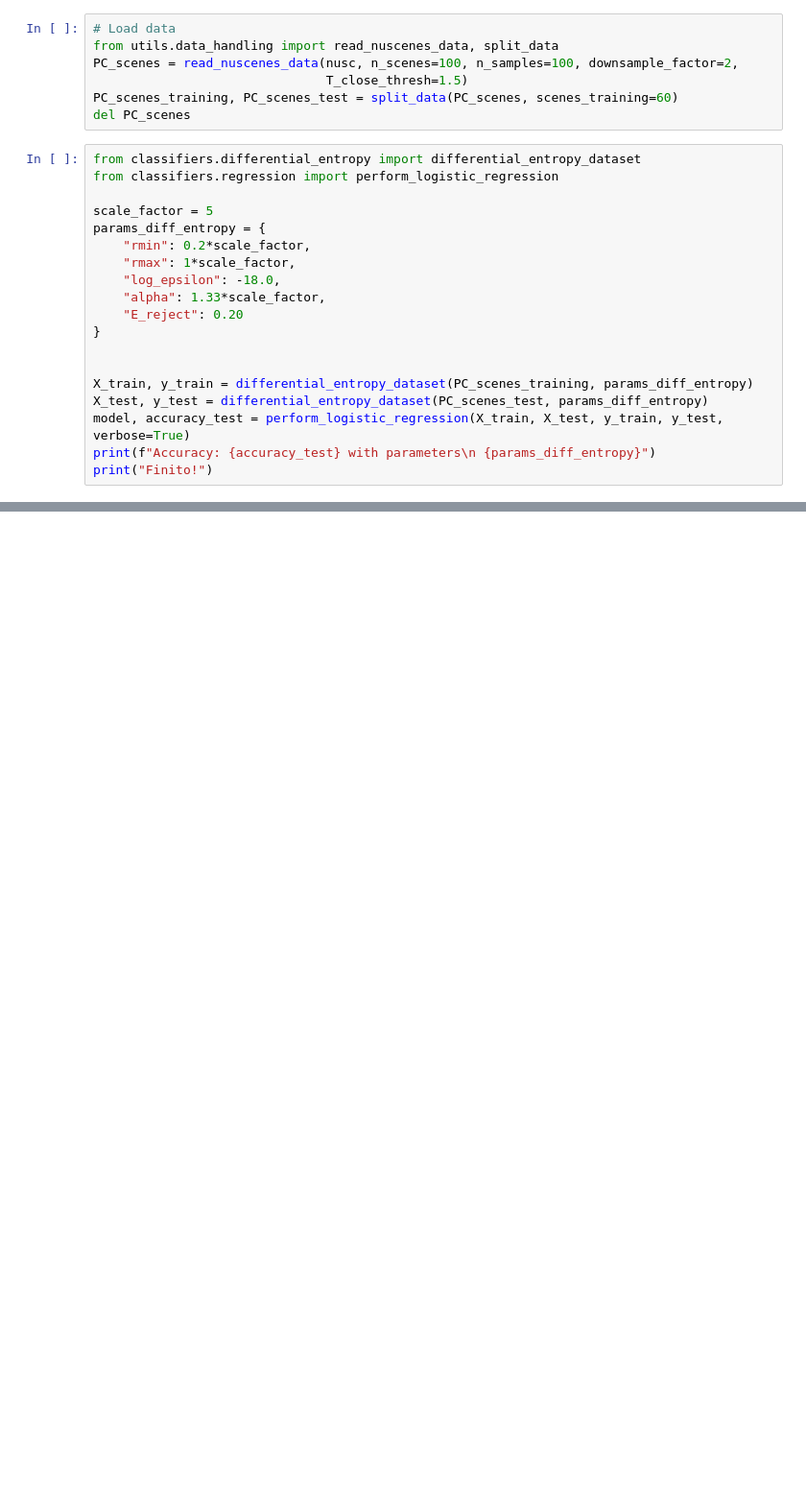
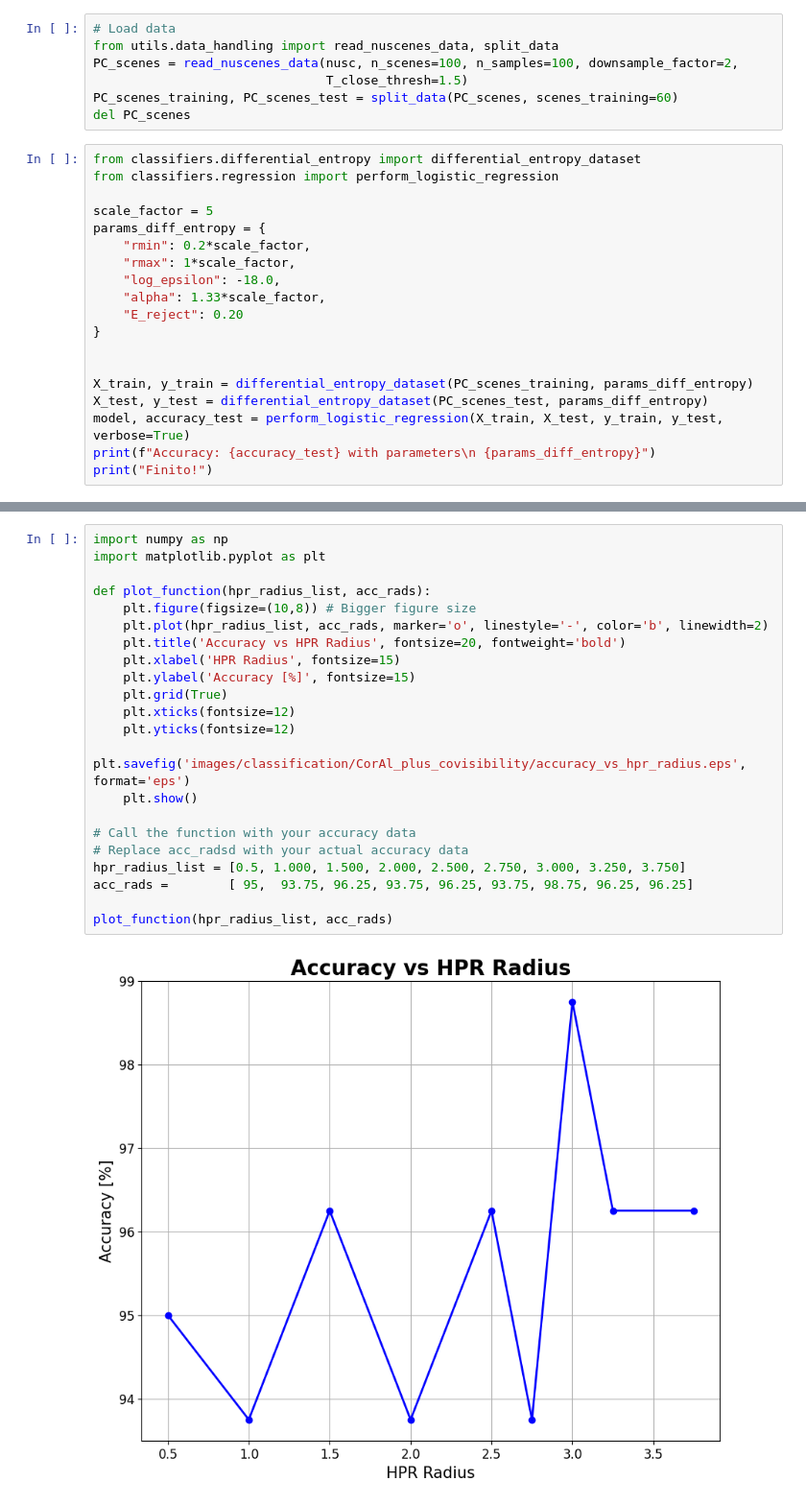
Before and after one commit to LudvigDillen/FACT_for_PCMC, a Jupyter notebook: visualizations.ipynb, the cells around one changed output, grey strips where cells are left out. Shown: that part at 96% size. Drawn from its saved outputs; the diff is of its cells as text; blank space fills up the shorter version.

```diff
--- a/visualizations.ipynb
+++ b/visualizations.ipynb
@@ -149,0 +118,24 @@ plot_point_cloud_plotly(PC_pair.PC0.pc.cpu().numpy())
+# %%
+import numpy as np
+import matplotlib.pyplot as plt
+
+def plot_function(hpr_radius_list, acc_rads):
+    plt.figure(figsize=(10,8)) # Bigger figure size
+    plt.plot(hpr_radius_list, acc_rads, marker='o', linestyle='-', color='b', linewidth=2)
+    plt.title('Accuracy vs HPR Radius', fontsize=20, fontweight='bold')
+    plt.xlabel('HPR Radius', fontsize=15)
+    plt.ylabel('Accuracy [%]', fontsize=15)
+    plt.grid(True)
+    plt.xticks(fontsize=12)
+    plt.yticks(fontsize=12)
+    plt.savefig('images/classification/CorAl_plus_covisibility/accuracy_vs_hpr_radius.eps', format='eps')
+    plt.show()
+
+# Call the function with your accuracy data
+# Replace acc_radsd with your actual accuracy data
+hpr_radius_list = [0.5, 1.000, 1.500, 2.000, 2.500, 2.750, 3.000, 3.250, 3.750]
+acc_rads =        [ 95,  93.75, 96.25, 93.75, 96.25, 93.75, 98.75, 96.25, 96.25]
+
+plot_function(hpr_radius_list, acc_rads)
+# %% [output]
+[figure, added]
```
Also changed, not shown: parts of 7 cells of this notebook, 5 other files.
